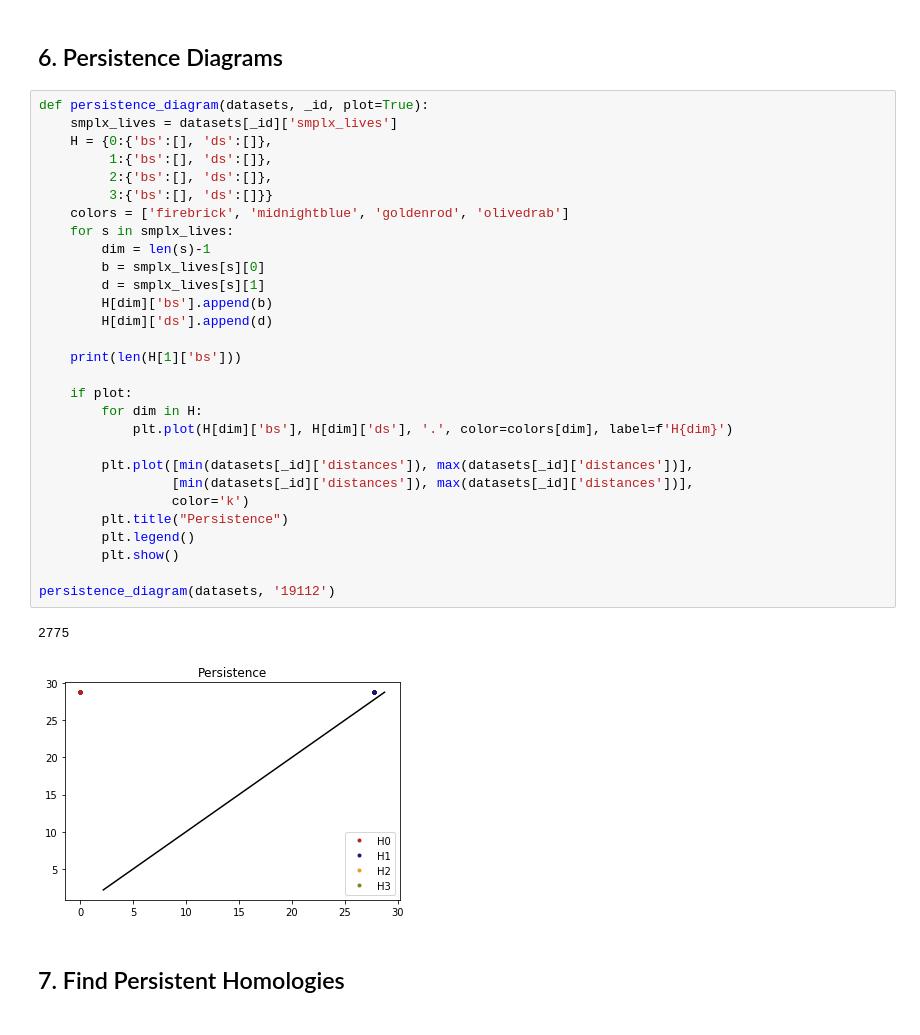
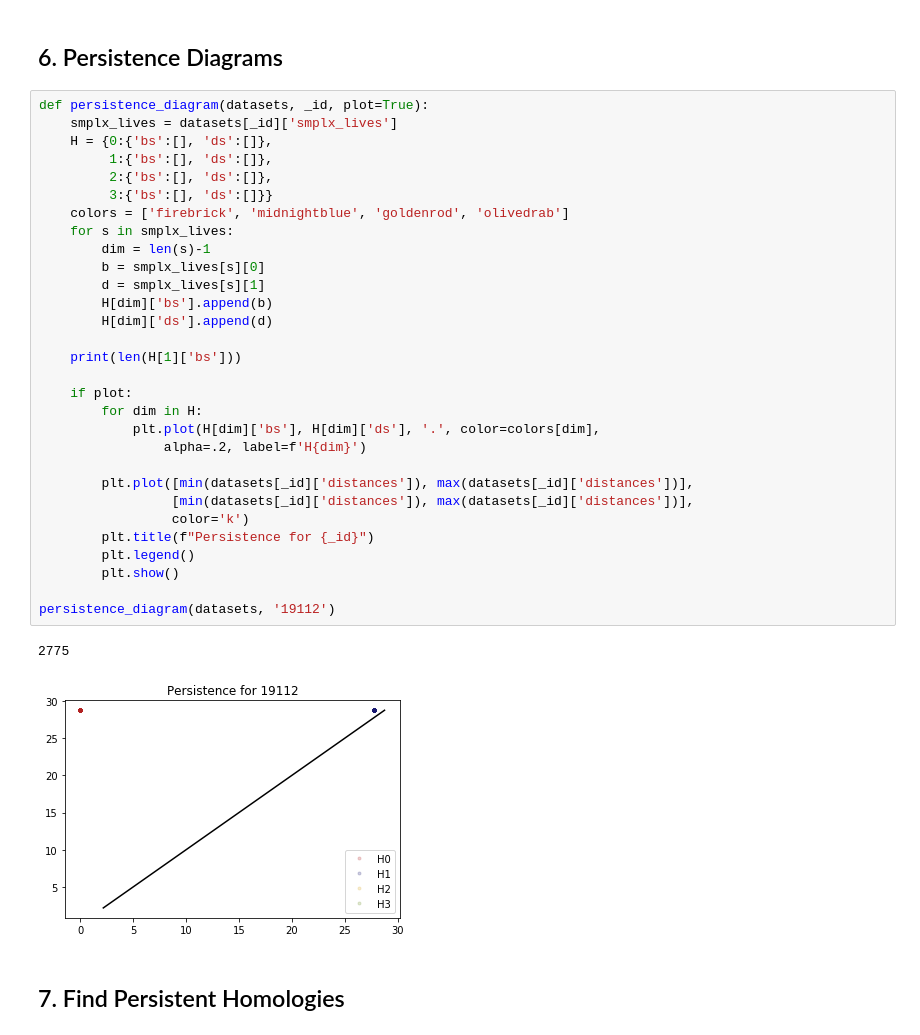
Before and after one commit to BVanDeWater/625.687, a Jupyter notebook: Notebooks/Homework12.ipynb, the cells around one changed output. Cells and saved outputs as stored; diff of their text form.

```diff
--- a/Notebooks/Homework12.ipynb
+++ b/Notebooks/Homework12.ipynb
@@ -473,34 +518,35 @@ combs = linear_combinations(boundary_mapA_d2.index, 0)
 # %%
 def persistence_diagram(datasets, _id, plot=True):
     smplx_lives = datasets[_id]['smplx_lives']
     H = {0:{'bs':[], 'ds':[]},
          1:{'bs':[], 'ds':[]},
          2:{'bs':[], 'ds':[]},
          3:{'bs':[], 'ds':[]}}
     colors = ['firebrick', 'midnightblue', 'goldenrod', 'olivedrab']
     for s in smplx_lives:
         dim = len(s)-1
         b = smplx_lives[s][0]
         d = smplx_lives[s][1]
         H[dim]['bs'].append(b)
         H[dim]['ds'].append(d)
 
     print(len(H[1]['bs']))
 
     if plot:
         for dim in H:
-            plt.plot(H[dim]['bs'], H[dim]['ds'], '.', color=colors[dim], label=f'H{dim}')
+            plt.plot(H[dim]['bs'], H[dim]['ds'], '.', color=colors[dim],
+                alpha=.2, label=f'H{dim}')
 
         plt.plot([min(datasets[_id]['distances']), max(datasets[_id]['distances'])],
                  [min(datasets[_id]['distances']), max(datasets[_id]['distances'])],
                  color='k')
-        plt.title("Persistence")
+        plt.title(f"Persistence for {_id}")
         plt.legend()
         plt.show()
 
 persistence_diagram(datasets, '19112')
 # %% [output]
 2775
-[figure, old version]
+[figure, new version]
 # %% [markdown]
 ## 7. Find Persistent Homologies
```
Also changed, not shown: parts of 4 cells of this notebook.
